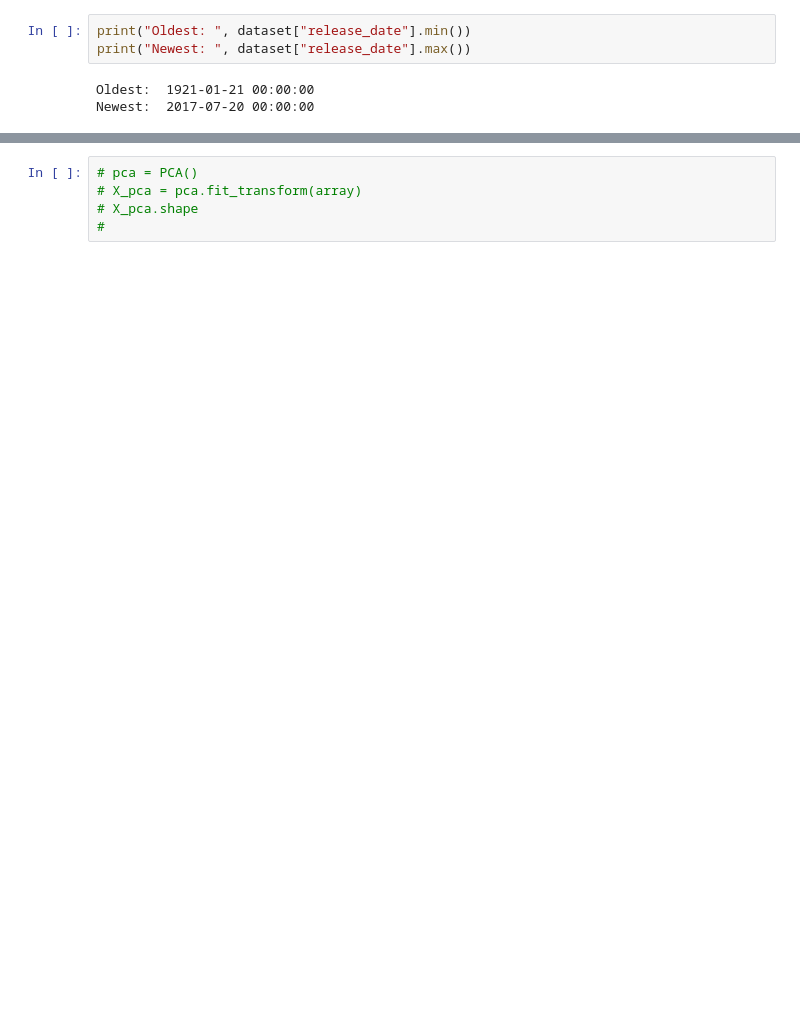
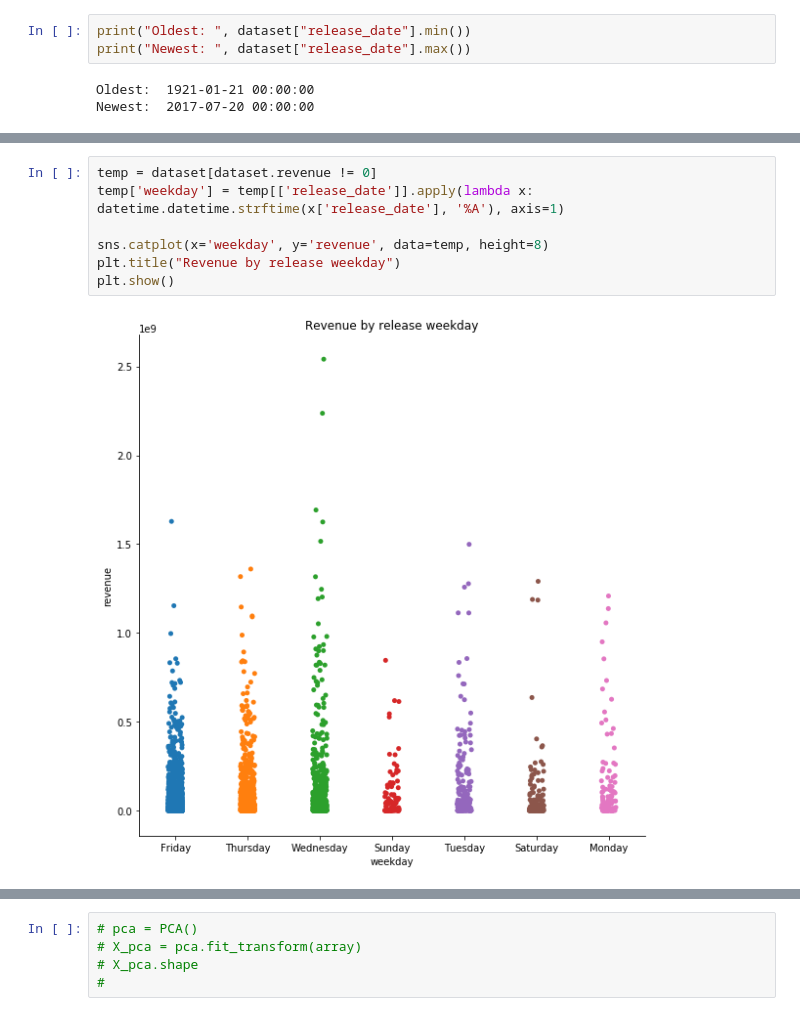
Before and after one commit to kamildoleglo/data-mining-box-office, a Jupyter notebook: ED.ipynb, the cells around one changed output, grey strips where cells are left out. Drawn from its saved outputs; the diff is of its cells as text; blank space fills up the shorter version.

```diff
--- a/ED.ipynb
+++ b/ED.ipynb
@@ -137,0 +142,9 @@ sns.jointplot(x="release_date", y="count", data=grouped, height=11, color="b")
+# %%
+temp = dataset[dataset.revenue != 0]
+temp['weekday'] = temp[['release_date']].apply(lambda x: datetime.datetime.strftime(x['release_date'], '%A'), axis=1)
+
+sns.catplot(x='weekday', y='revenue', data=temp, height=8)
+plt.title("Revenue by release weekday")
+plt.show()
+# %% [output]
+[figure, added]
```
Also changed, not shown: parts of 16 cells of this notebook.
